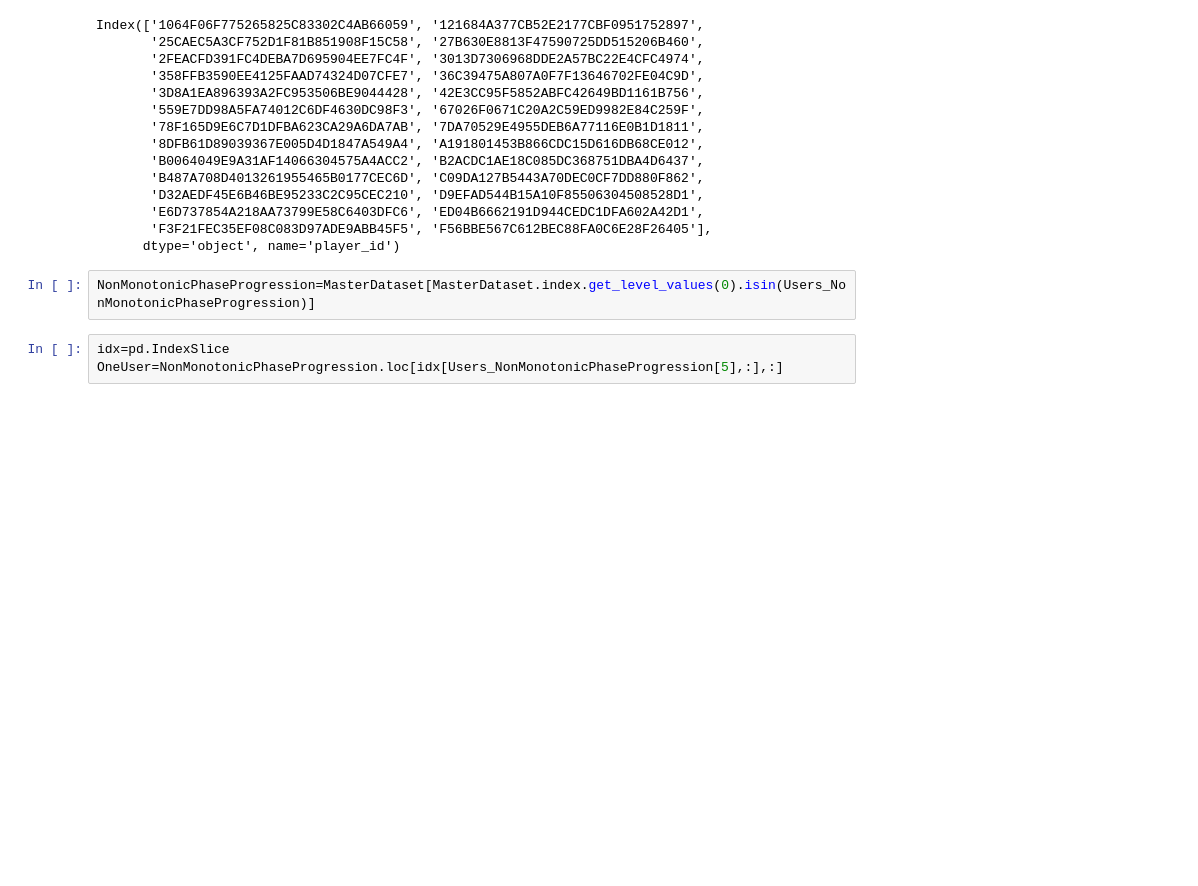
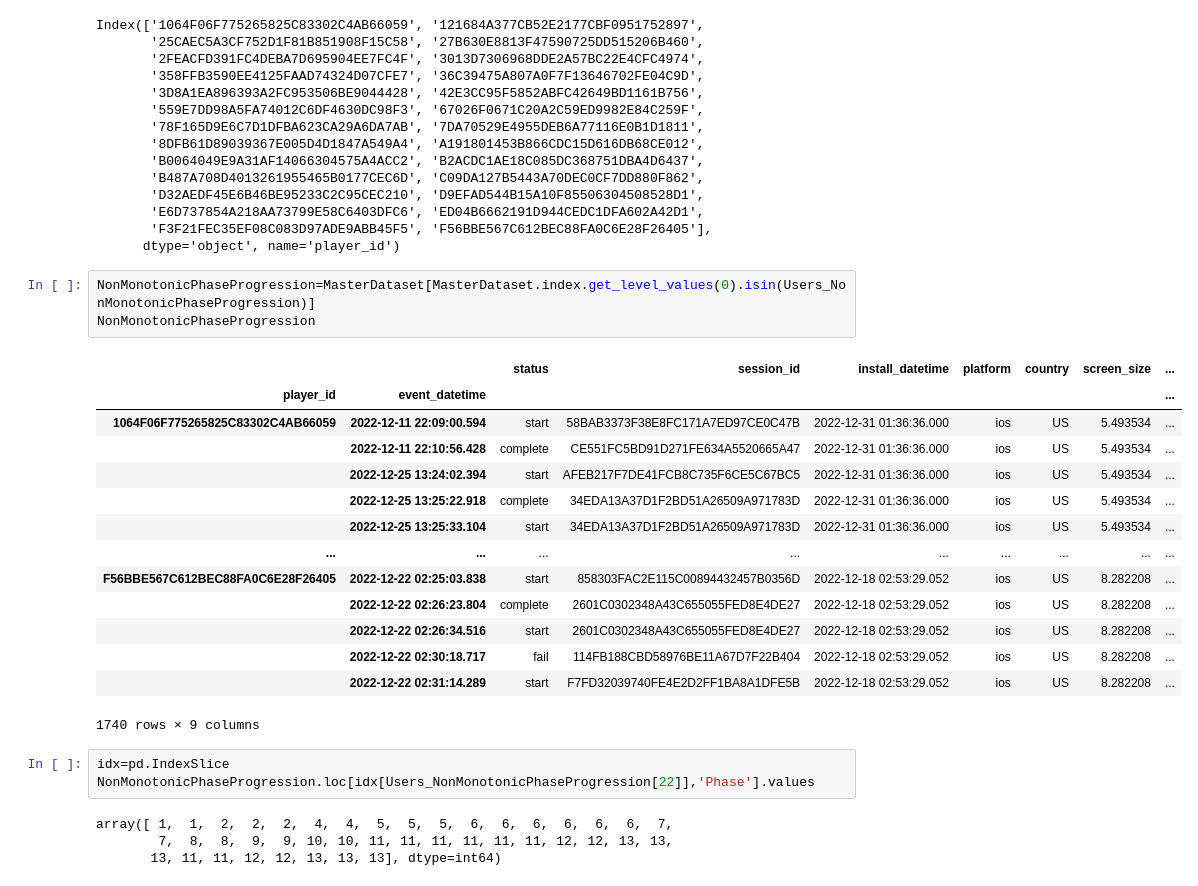
Before and after one commit to denis-james/Game-Data-Churn-Analysis, a Jupyter notebook: Analysis.ipynb, the cells around one changed output. Saved outputs shown, nothing was run; the diff lists cells and outputs as text; blank space fills up the shorter version.

```diff
--- a/Analysis.ipynb
+++ b/Analysis.ipynb
@@ -112,6 +98,26 @@ Index(['1064F06F775265825C83302C4AB66059', '121684A377CB52E2177CBF0951752897',
       dtype='object', name='player_id')
 # %%
 NonMonotonicPhaseProgression=MasterDataset[MasterDataset.index.get_level_values(0).isin(Users_NonMonotonicPhaseProgression)]
+NonMonotonicPhaseProgression
+# %% [output]
+|  |  | status | session_id | install_datetime | platform | country | screen_size | ... |
+| player_id | event_datetime |  |  |  |  |  |  | ... |
+| 1064F06F775265825C83302C4AB66059 | 2022-12-11 22:09:00.594 | start | 58BAB3373F38E8FC171A7ED97CE0C47B | 2022-12-31 01:36:36.000 | ios | US | 5.493534 | ... |
+|  | 2022-12-11 22:10:56.428 | complete | CE551FC5BD91D271FE634A5520665A47 | 2022-12-31 01:36:36.000 | ios | US | 5.493534 | ... |
+|  | 2022-12-25 13:24:02.394 | start | AFEB217F7DE41FCB8C735F6CE5C67BC5 | 2022-12-31 01:36:36.000 | ios | US | 5.493534 | ... |
+|  | 2022-12-25 13:25:22.918 | complete | 34EDA13A37D1F2BD51A26509A971783D | 2022-12-31 01:36:36.000 | ios | US | 5.493534 | ... |
+|  | 2022-12-25 13:25:33.104 | start | 34EDA13A37D1F2BD51A26509A971783D | 2022-12-31 01:36:36.000 | ios | US | 5.493534 | ... |
+| ... | ... | ... | ... | ... | ... | ... | ... | ... |
+| F56BBE567C612BEC88FA0C6E28F26405 | 2022-12-22 02:25:03.838 | start | 858303FAC2E115C00894432457B0356D | 2022-12-18 02:53:29.052 | ios | US | 8.282208 | ... |
+|  | 2022-12-22 02:26:23.804 | complete | 2601C0302348A43C655055FED8E4DE27 | 2022-12-18 02:53:29.052 | ios | US | 8.282208 | ... |
+|  | 2022-12-22 02:26:34.516 | start | 2601C0302348A43C655055FED8E4DE27 | 2022-12-18 02:53:29.052 | ios | US | 8.282208 | ... |
+|  | 2022-12-22 02:30:18.717 | fail | 114FB188CBD58976BE11A67D7F22B404 | 2022-12-18 02:53:29.052 | ios | US | 8.282208 | ... |
+|  | 2022-12-22 02:31:14.289 | start | F7FD32039740FE4E2D2FF1BA8A1DFE5B | 2022-12-18 02:53:29.052 | ios | US | 8.282208 | ... |
+1740 rows × 9 columns
 # %%
 idx=pd.IndexSlice
-OneUser=NonMonotonicPhaseProgression.loc[idx[Users_NonMonotonicPhaseProgression[5],:],:]
+NonMonotonicPhaseProgression.loc[idx[Users_NonMonotonicPhaseProgression[22]],'Phase'].values
+# %% [output]
+array([ 1,  1,  2,  2,  2,  4,  4,  5,  5,  5,  6,  6,  6,  6,  6,  6,  7,
+        7,  8,  8,  9,  9, 10, 10, 11, 11, 11, 11, 11, 11, 12, 12, 13, 13,
+       13, 11, 11, 12, 12, 13, 13, 13], dtype=int64)
```
Also changed, not shown: parts of 11 cells of this notebook, 1 other file.
